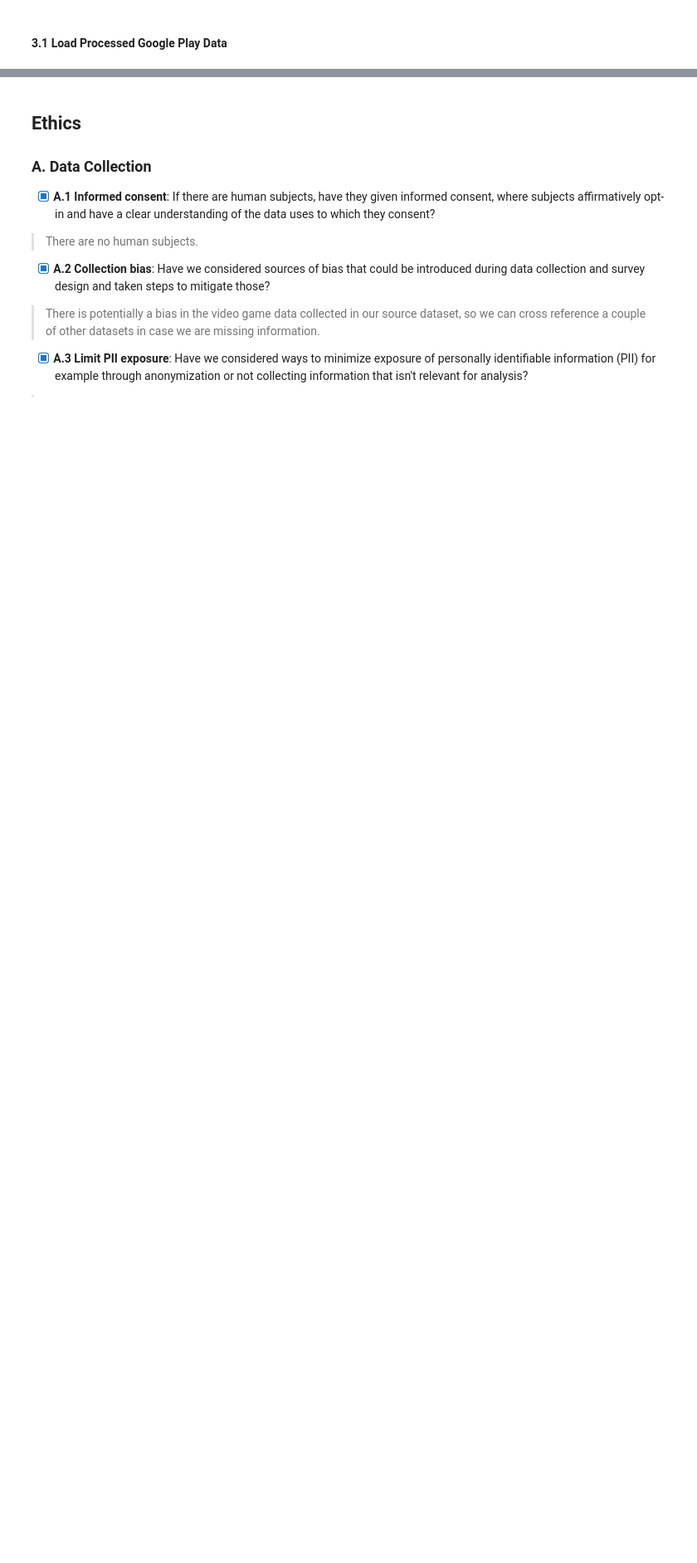
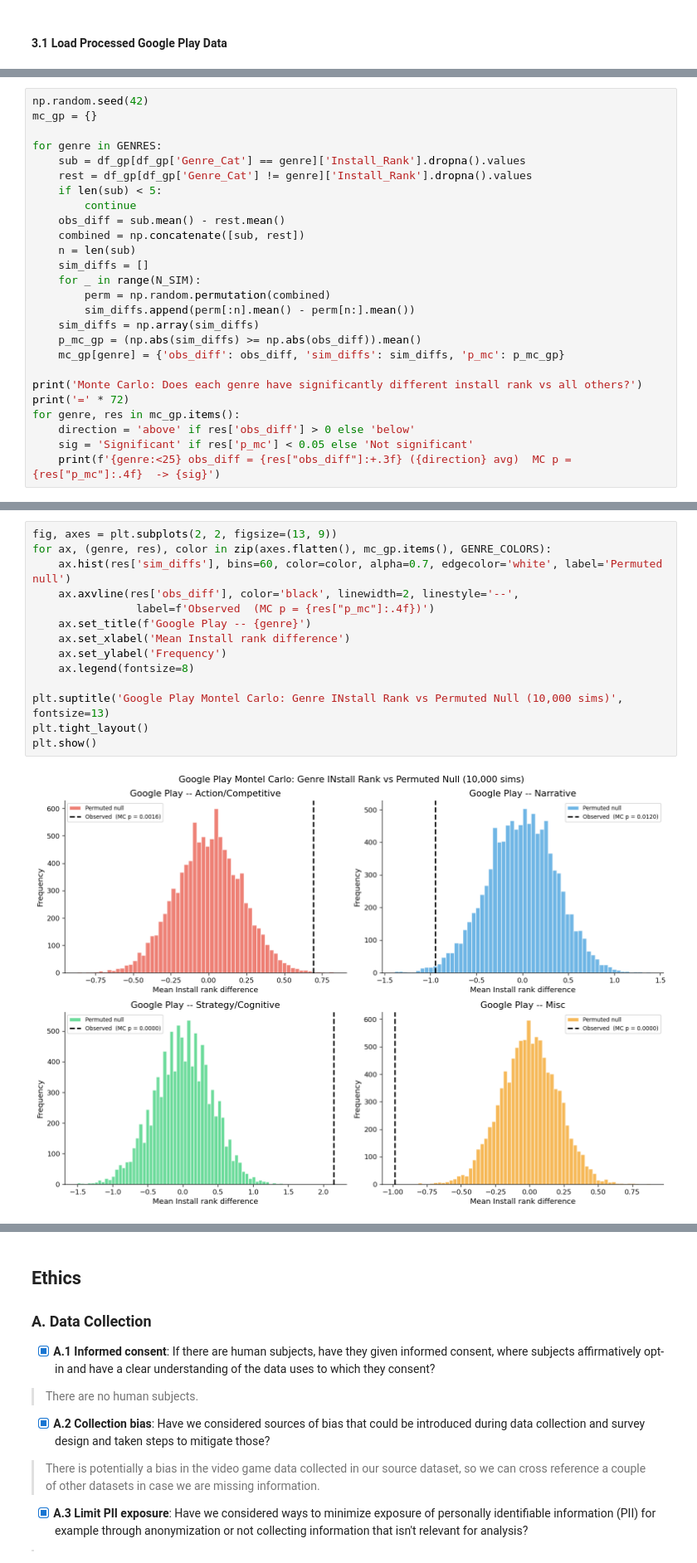
Before and after one commit to COGS108/Group015_WI26, a Jupyter notebook: 03-FinalProject.ipynb, the cells around one changed output, grey strips where cells are left out. Shown at 83% size. Drawn from its saved outputs; the diff is of its cells as text; blank space fills up the shorter version.

Commit message:
Added Google Play Store analysis and Cross-Platform Analysis

```diff
--- a/03-FinalProject.ipynb
+++ b/03-FinalProject.ipynb
@@ -1585,0 +1673,26 @@ The Google Play dataset represents the mobile gaming market. As noted in the EDA
+# %%
+np.random.seed(42)
+mc_gp = {}
+
+for genre in GENRES:
+    sub = df_gp[df_gp['Genre_Cat'] == genre]['Install_Rank'].dropna().values
+    rest = df_gp[df_gp['Genre_Cat'] != genre]['Install_Rank'].dropna().values
+    if len(sub) < 5:
+        continue
+    obs_diff = sub.mean() - rest.mean()
+    combined = np.concatenate([sub, rest])
+    n = len(sub)
+    sim_diffs = []
+    for _ in range(N_SIM):
+        perm = np.random.permutation(combined)
+        sim_diffs.append(perm[:n].mean() - perm[n:].mean())
+    sim_diffs = np.array(sim_diffs)
+    p_mc_gp = (np.abs(sim_diffs) >= np.abs(obs_diff)).mean()
+    mc_gp[genre] = {'obs_diff': obs_diff, 'sim_diffs': sim_diffs, 'p_mc': p_mc_gp}
+
+print('Monte Carlo: Does each genre have significantly different install rank vs all others?')
+print('=' * 72)
+for genre, res in mc_gp.items():
+    direction = 'above' if res['obs_diff'] > 0 else 'below'
+    sig = 'Significant' if res['p_mc'] < 0.05 else 'Not significant'
+    print(f'{genre:<25} obs_diff = {res["obs_diff"]:+.3f} ({direction} avg)  MC p = {res["p_mc"]:.4f}  -> {sig}')
@@ -1585,0 +1706,16 @@ The Google Play dataset represents the mobile gaming market. As noted in the EDA
+# %%
+fig, axes = plt.subplots(2, 2, figsize=(13, 9))
+for ax, (genre, res), color in zip(axes.flatten(), mc_gp.items(), GENRE_COLORS):
+    ax.hist(res['sim_diffs'], bins=60, color=color, alpha=0.7, edgecolor='white', label='Permuted null')
+    ax.axvline(res['obs_diff'], color='black', linewidth=2, linestyle='--',
+                label=f'Observed  (MC p = {res["p_mc"]:.4f})')
+    ax.set_title(f'Google Play -- {genre}')
+    ax.set_xlabel('Mean Install rank difference')
+    ax.set_ylabel('Frequency')
+    ax.legend(fontsize=8)
+
+plt.suptitle('Google Play Montel Carlo: Genre INstall Rank vs Permuted Null (10,000 sims)', fontsize=13)
+plt.tight_layout()
+plt.show()
+# %% [output]
+[figure, added]
```
Also changed, not shown: parts of 12 cells of this notebook.
